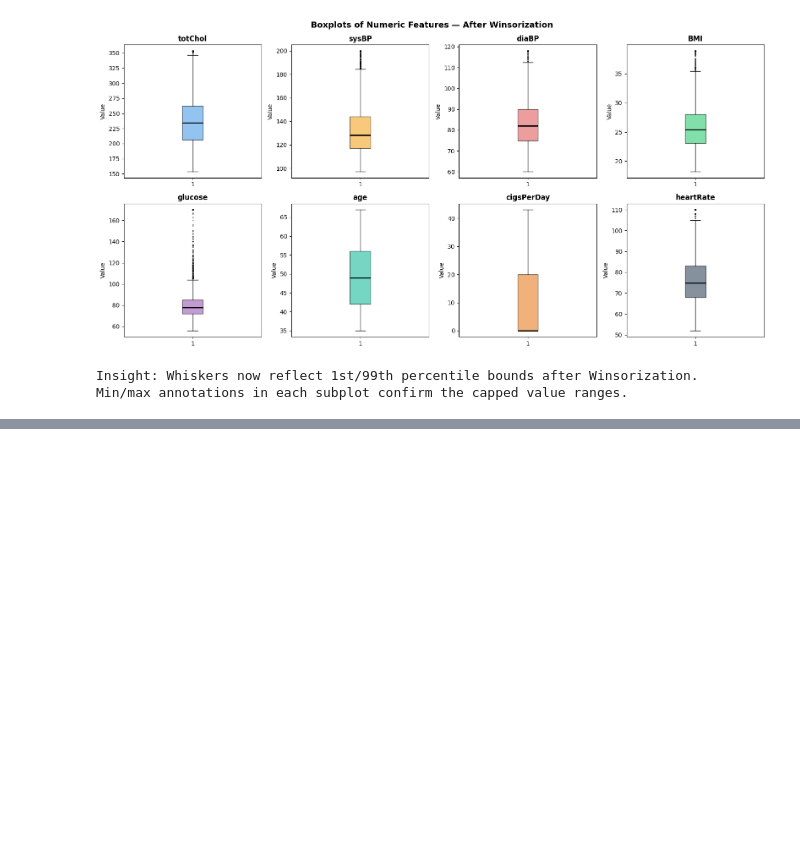
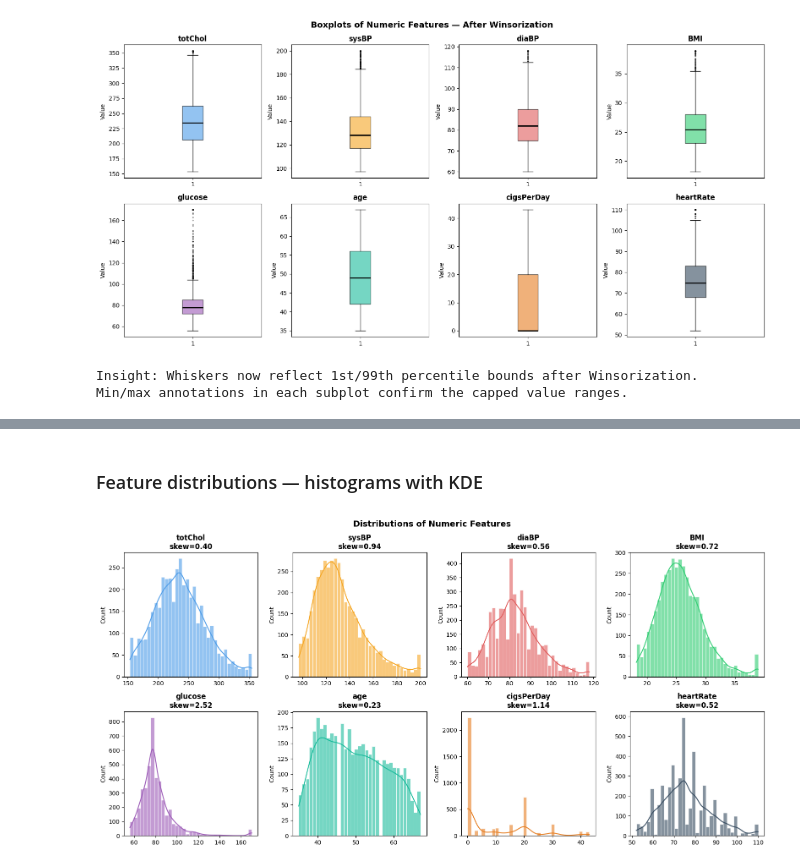
Before and after one commit to olkanth/MSCS_634_Project, a Jupyter notebook: MSCS_634_Project_Deliverable4.ipynb, the cells around one changed output, grey strips where cells are left out. Saved outputs shown, nothing was run; the diff lists cells and outputs as text; code cells hidden in the pictures; blank space fills up the shorter version.

```diff
--- a/MSCS_634_Project_Deliverable4.ipynb
+++ b/MSCS_634_Project_Deliverable4.ipynb
@@ -379,0 +405,15 @@ Min/max annotations in each subplot confirm the capped value ranges.
+# %% [markdown]
+### Feature distributions — histograms with KDE
+# %%
+fig, axes = plt.subplots(2, 4, figsize=(16, 8))
+fig.suptitle("Distributions of Numeric Features", fontsize=14, fontweight="bold")
+colors_list = ["#4C9BE8", "#F5A623", "#E05C5C", "#2ECC71", "#9B59B6", "#1ABC9C", "#E67E22", "#34495E"]
+for ax, col, color in zip(axes.flatten(), all_numeric_cols, colors_list):
+    sns.histplot(df_clean_data[col], bins=35, kde=True, ax=ax, color=color, alpha=0.6, edgecolor="white")
+    ax.set_title(f"{col}\nskew={df_clean_data[col].skew():.2f}", fontweight="bold")
+    ax.set_xlabel("")
+plt.tight_layout()
+plt.savefig("Visualizations/4_feature_distributions.png", bbox_inches="tight")
+plt.show()
+# %% [output]
+[figure, added]
```
Also changed, not shown: parts of 11 cells of this notebook.
